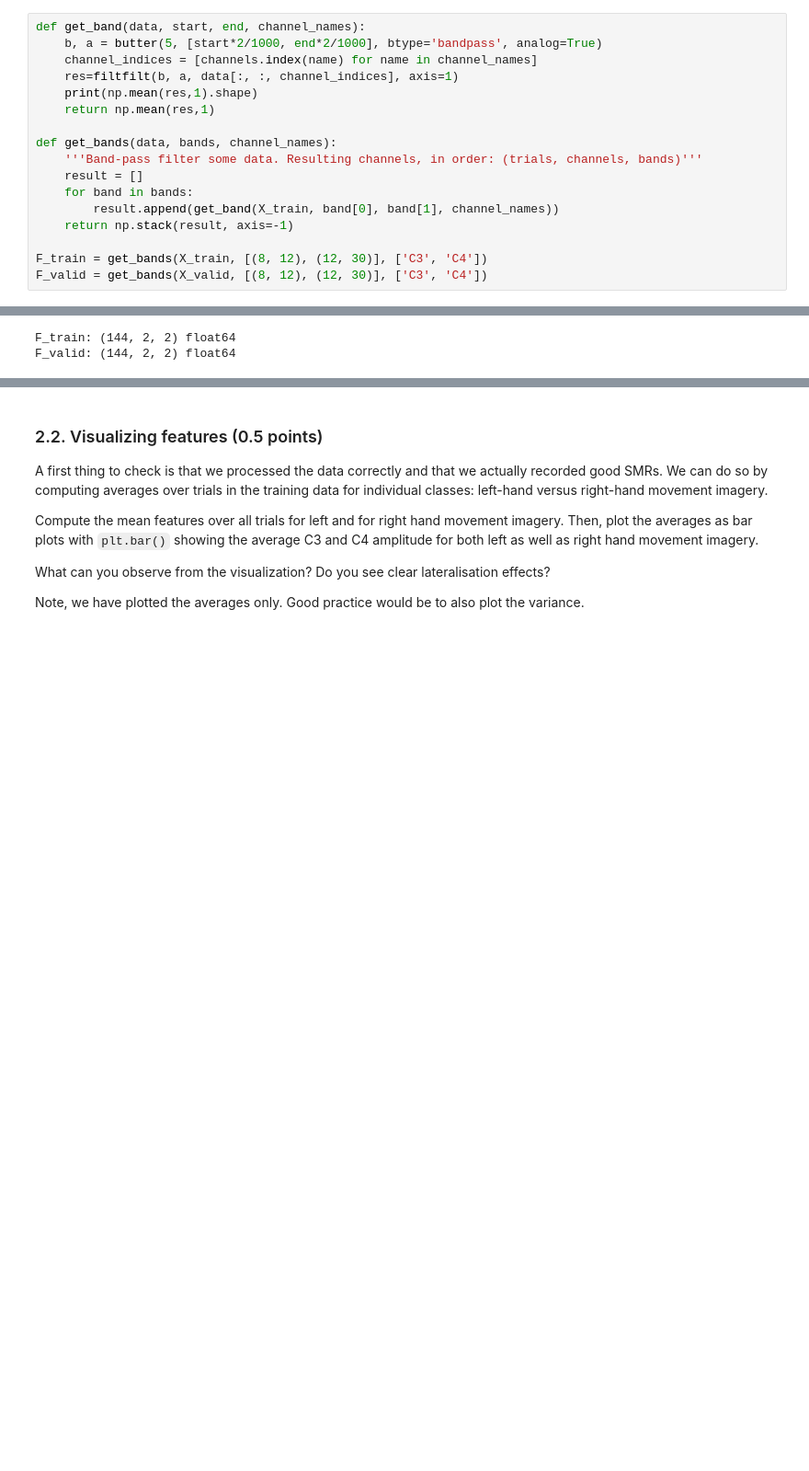
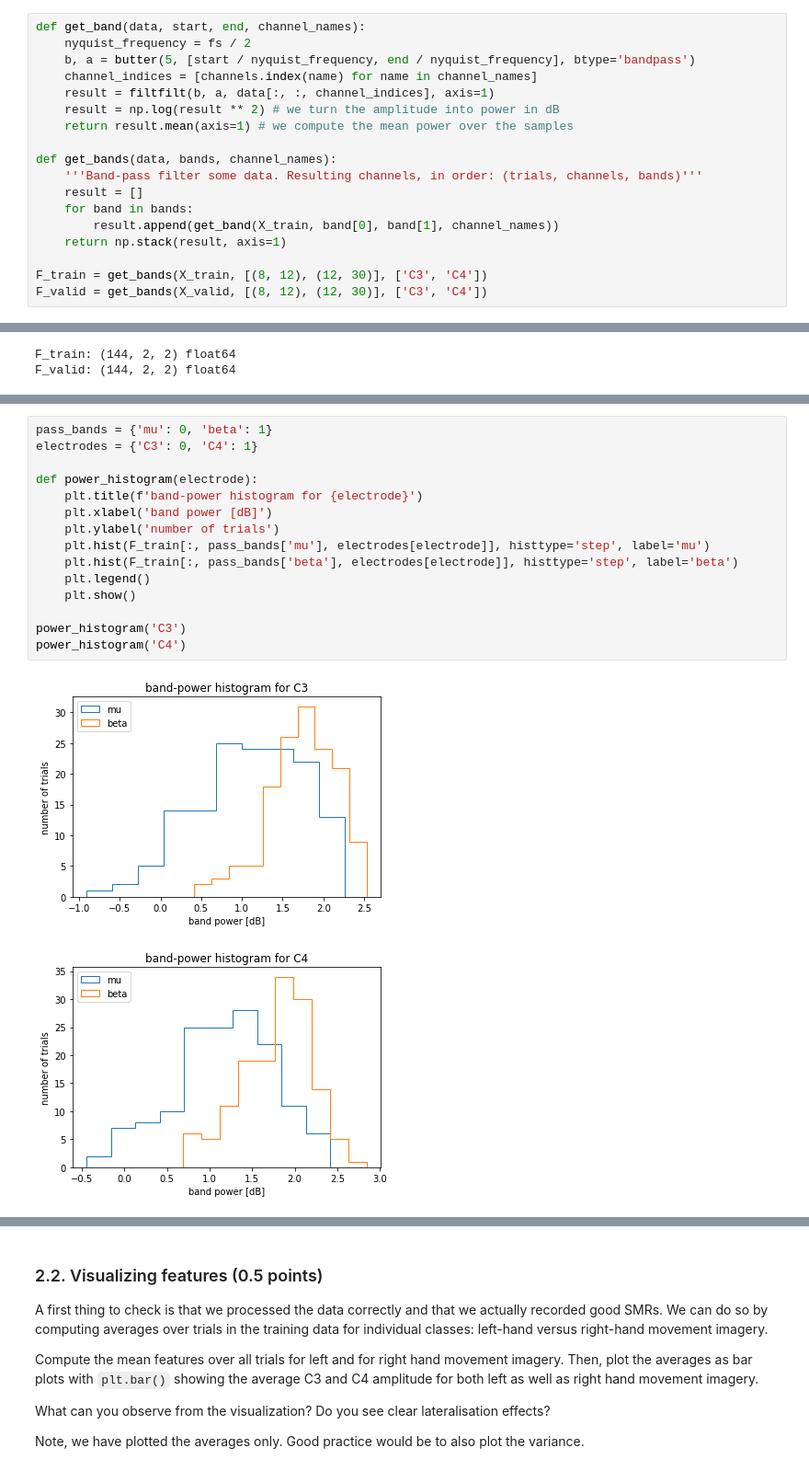
Before and after one commit to malyvsen/radboud-bci, a Jupyter notebook: assignment2.ipynb, the cells around one changed output, grey strips where cells are left out. Shown at 92% size. Drawn from its saved outputs; the diff is of its cells as text; blank space fills up the shorter version.

```diff
--- a/assignment2.ipynb
+++ b/assignment2.ipynb
@@ -273,18 +273,19 @@ Apply the filters to both the training data as well as the validation data, crea
 What do the band-pass filters do? If you cannot answer these questions directly, look at what the data looks like before and after filtering.
 # %%
 def get_band(data, start, end, channel_names):
-    b, a = butter(5, [start*2/1000, end*2/1000], btype='bandpass', analog=True)
+    nyquist_frequency = fs / 2
+    b, a = butter(5, [start / nyquist_frequency, end / nyquist_frequency], btype='bandpass')
     channel_indices = [channels.index(name) for name in channel_names]
-    res=filtfilt(b, a, data[:, :, channel_indices], axis=1)
-    print(np.mean(res,1).shape)
-    return np.mean(res,1)
+    result = filtfilt(b, a, data[:, :, channel_indices], axis=1)
+    result = np.log(result ** 2) # we turn the amplitude into power in dB
+    return result.mean(axis=1) # we compute the mean power over the samples
 
 def get_bands(data, bands, channel_names):
     '''Band-pass filter some data. Resulting channels, in order: (trials, channels, bands)'''
     result = []
     for band in bands:
         result.append(get_band(X_train, band[0], band[1], channel_names))
-    return np.stack(result, axis=-1)
+    return np.stack(result, axis=1)
 
 F_train = get_bands(X_train, [(8, 12), (12, 30)], ['C3', 'C4'])
 F_valid = get_bands(X_valid, [(8, 12), (12, 30)], ['C3', 'C4'])
@@ -318 +300,19 @@ False
+# %%
+pass_bands = {'mu': 0, 'beta': 1}
+electrodes = {'C3': 0, 'C4': 1}
+
+def power_histogram(electrode):
+    plt.title(f'band-power histogram for {electrode}')
+    plt.xlabel('band power [dB]')
+    plt.ylabel('number of trials')
+    plt.hist(F_train[:, pass_bands['mu'], electrodes[electrode]], histtype='step', label='mu')
+    plt.hist(F_train[:, pass_bands['beta'], electrodes[electrode]], histtype='step', label='beta')
+    plt.legend()
+    plt.show()
+
+power_histogram('C3')
+power_histogram('C4')
+# %% [output]
+[figure, added]
+[figure, added]
 # %% [markdown]
```
Also changed, not shown: parts of 8 cells of this notebook.
